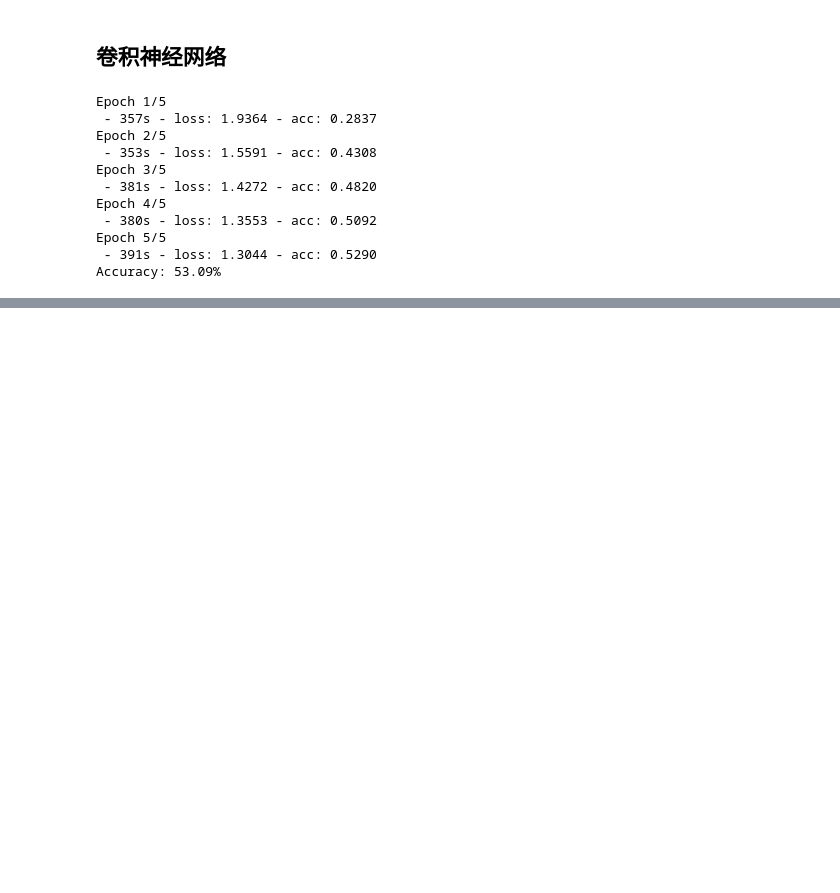
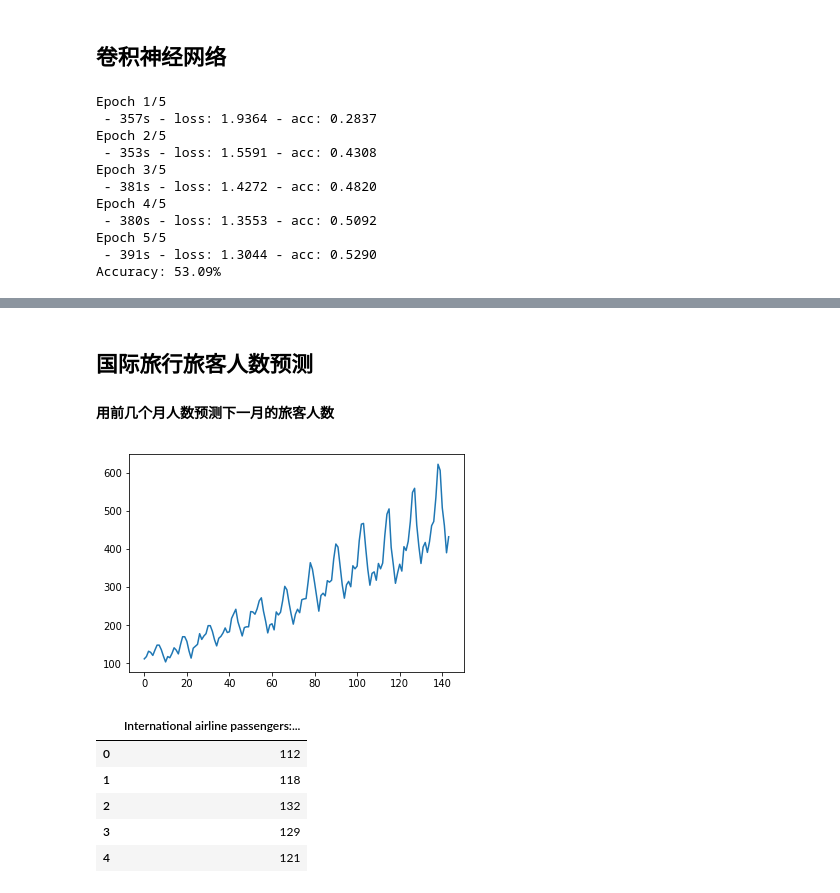
Before and after one commit to willschang/keras_learn, a Jupyter notebook: keras_learn_1.ipynb, the cells around one changed output, grey strips where cells are left out. Cells and saved outputs as stored; diff of their text form; code cells hidden in the pictures; blank space fills up the shorter version.

```diff
--- a/keras_learn_1.ipynb
+++ b/keras_learn_1.ipynb
@@ -1345,0 +1360,24 @@ Accuracy: 53.09%
+# %% [markdown]
+## 国际旅行旅客人数预测
+
+#### 用前几个月人数预测下一月的旅客人数
+# %%
+%matplotlib inline
+from matplotlib import pyplot as plt
+import pandas as pd
+
+file_path = 'data/international-airline-passengers.csv'
+
+data = pd.read_csv(file_path, usecols=[1], engine='python', skipfooter=3)
+
+plt.plot(data)
+plt.show()
+data.head()
+# %% [output]
+[figure, added]
+|  | International airline passengers:... |
+| 0 | 112 |
+| 1 | 118 |
+| 2 | 132 |
+| 3 | 129 |
+| 4 | 121 |
```
Also changed, not shown: parts of 8 cells of this notebook, 2 other files.
